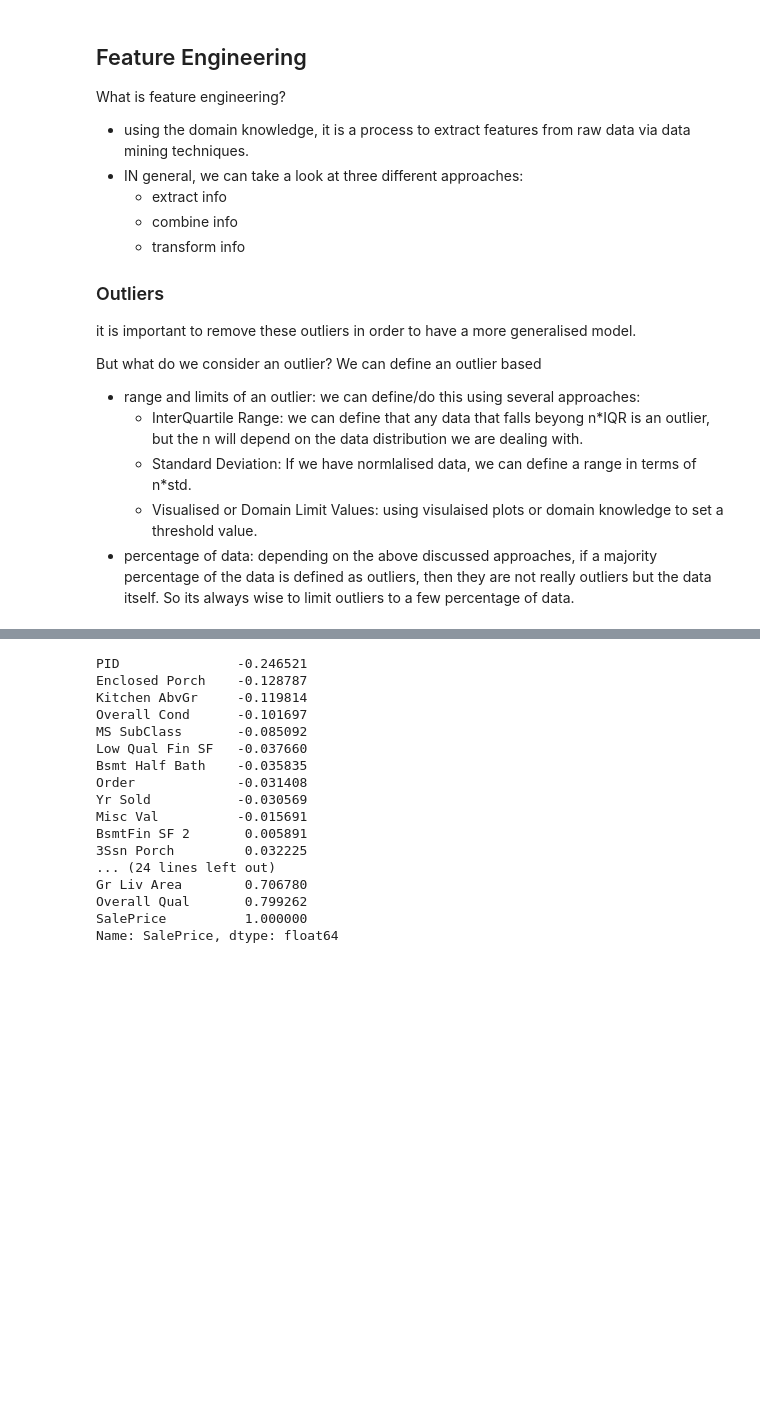
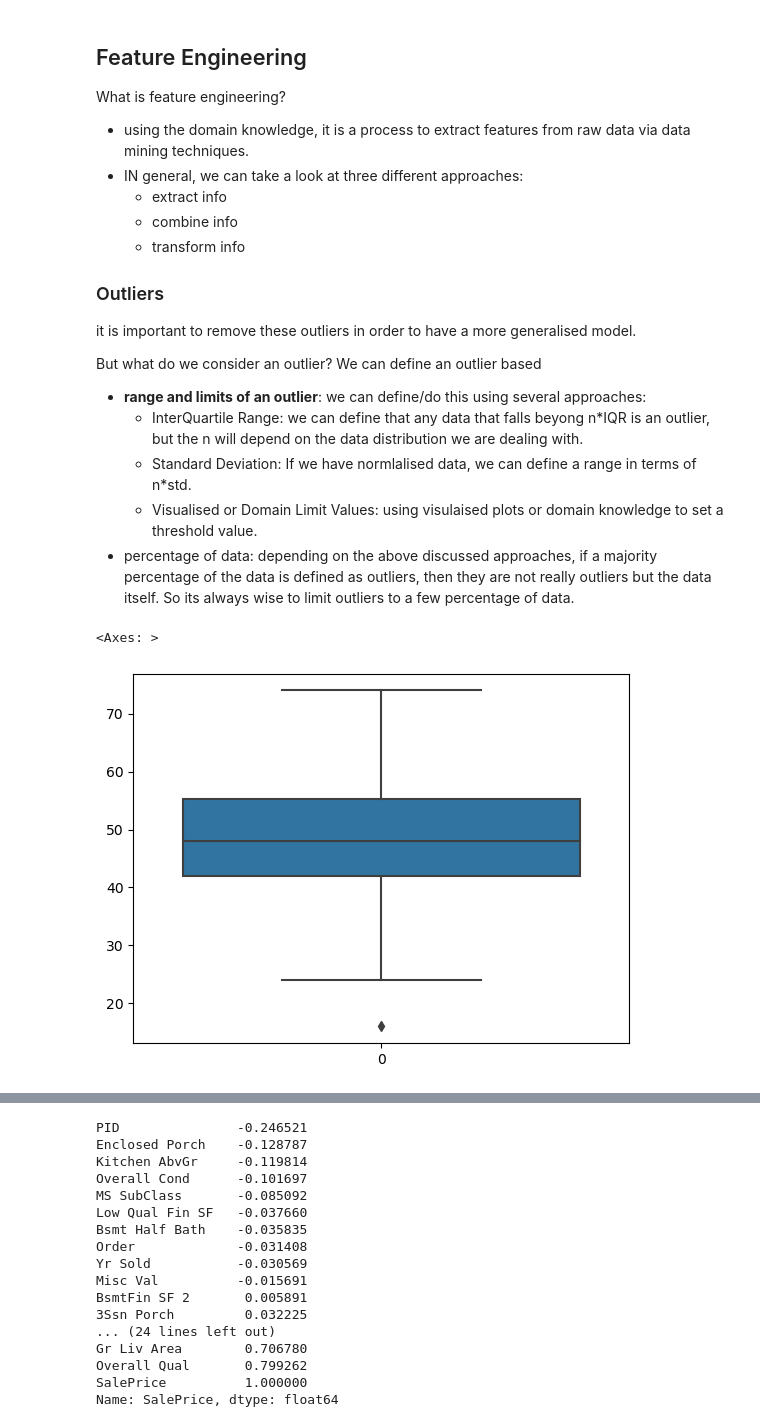
Before and after one commit to darshitttt/AI_ML_Learning, a Jupyter notebook: ML_Course/Notebooks/FeatureEngineering.ipynb, the cells around one changed output, grey strips where cells are left out. Saved outputs shown, nothing was run; the diff lists cells and outputs as text; code cells hidden in the pictures; blank space fills up the shorter version.

```diff
--- a/ML_Course/Notebooks/FeatureEngineering.ipynb
+++ b/ML_Course/Notebooks/FeatureEngineering.ipynb
@@ -12,7 +12,7 @@ What is feature engineering?
 it is important to remove these outliers in order to have a more generalised model.
 
 But what do we consider an outlier? We can define an outlier based
-- range and limits of an outlier: we can define/do this using several approaches:
+- **range and limits of an outlier**: we can define/do this using several approaches:
   - InterQuartile Range: we can define that any data that falls beyong n*IQR is an outlier, but the n will depend on the data distribution we are dealing with.
   - Standard Deviation: If we have normlalised data, we can define a range in terms of n*std.
   - Visualised or Domain Limit Values: using visulaised plots or domain knowledge to set a threshold value.
@@ -31,3 +31,12 @@ def create_ages(mu=50, sigma=13,n_samples=100,seed=42):
     sample_ages = np.round(sample_ages, decimals=0)
 
     return sample_ages
+# %%
+sample = create_ages()
+sns.boxplot(data = sample)
+# The box plot below shows that for the normally generated samples here, we have an outlier
+# This is based on the inbuilt IQR based system of Seaborn, where anything below or beyong 1.5*IQR is outlier.
+# Mathematically, how can we extract this?
+# %% [output]
+<Axes: >
+[figure, added]
```
Also changed, not shown: parts of 12 cells of this notebook, 5 other files.
